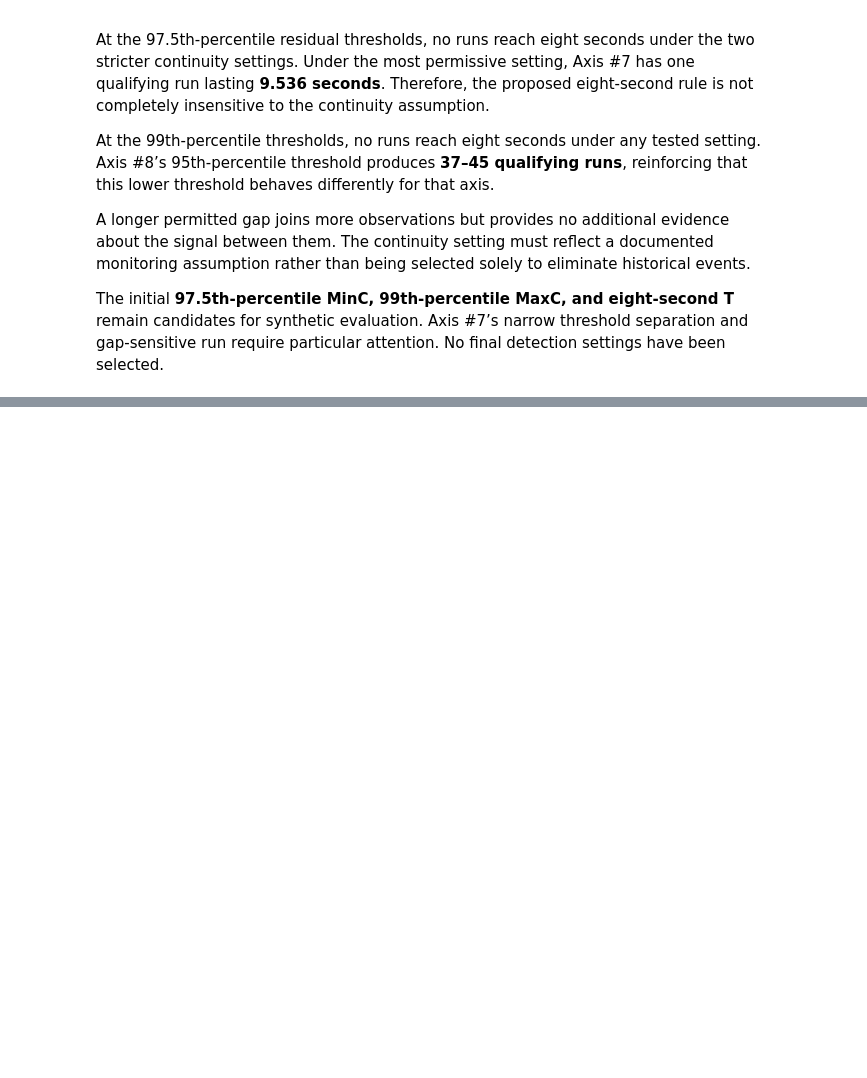
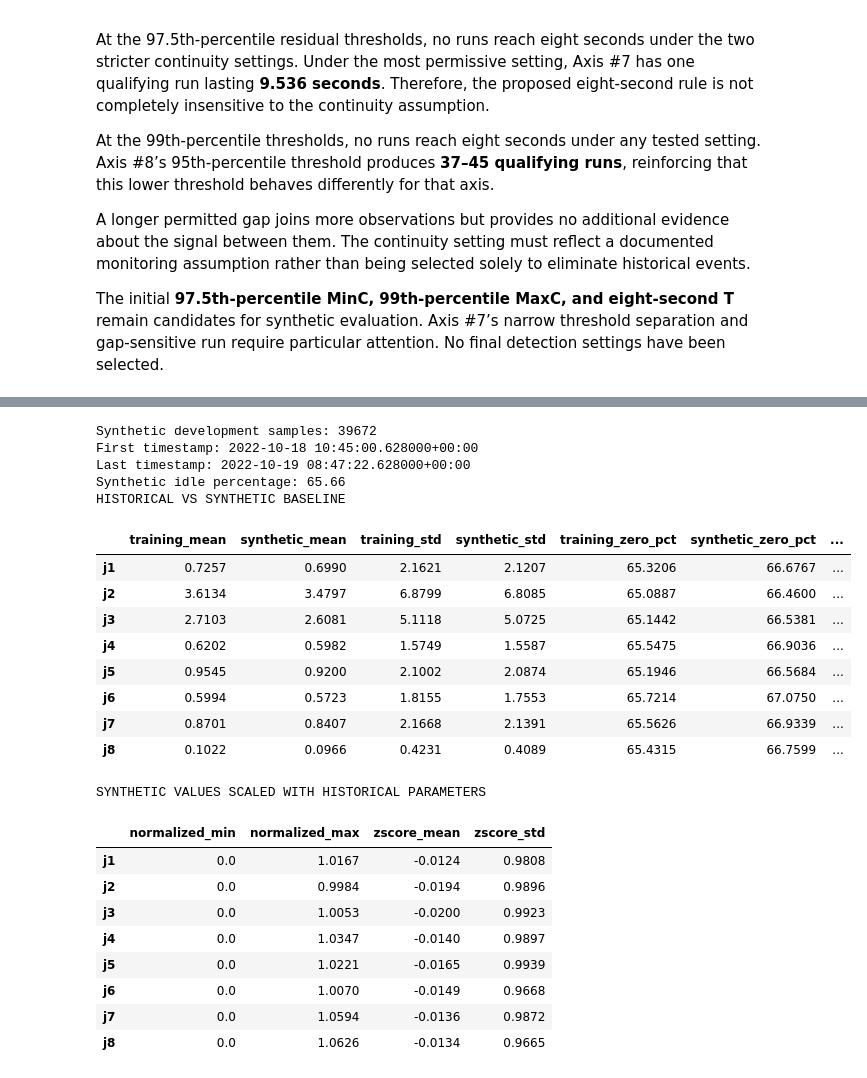
Before and after one commit to UbaidUllah777/DataStreamVisualization-regression-based-anomaly-detection, a Jupyter notebook: Regression_Anomaly_Detection.ipynb, the cells around one changed output, grey strips where cells are left out. Cells and saved outputs as stored; diff of their text form; code cells hidden in the pictures; blank space fills up the shorter version.

Commit message:
Generate and validate training-derived synthetic baseline

```diff
--- a/Regression_Anomaly_Detection.ipynb
+++ b/Regression_Anomaly_Detection.ipynb
@@ -780,0 +797,80 @@ The initial **97.5th-percentile MinC, 99th-percentile MaxC, and eight-second T**
+# %%
+from analysis.synthetic_generator import SyntheticDataGenerator
+
+synthetic_generator = SyntheticDataGenerator(
+    axes=JOINTS,
+    block_size=128,
+    relative_noise=0.02,
+).fit(prepared_training_df)
+
+development_baseline = synthetic_generator.generate(
+    n_samples=len(prepared_training_df),
+    seed=42,
+    interval_seconds=2.0,
+)
+
+# Apply the already-fitted time reference and axis scalers.
+prepared_development_baseline = time_preprocessor.transform(
+    development_baseline
+)
+
+normalized_development_baseline = axis_scaler.transform(
+    prepared_development_baseline,
+    method="minmax",
+)
+
+standardized_development_baseline = axis_scaler.transform(
+    prepared_development_baseline,
+    method="zscore",
+)
+
+assert len(development_baseline) == 39672
+assert not development_baseline["sampled_at"].duplicated().any()
+assert np.isfinite(development_baseline[JOINTS].to_numpy()).all()
+assert development_baseline[JOINTS].ge(0).all().all()
+
+print("Synthetic development samples:", len(development_baseline))
+print("First timestamp:", development_baseline["sampled_at"].min())
+print("Last timestamp:", development_baseline["sampled_at"].max())
+print(
+    "Synthetic idle percentage:",
+    round(development_baseline["state"].eq("IDLE").mean() * 100, 2),
+)
+
+print("HISTORICAL VS SYNTHETIC BASELINE")
+display(synthetic_generator.compare(development_baseline).round(4))
+
+print("SYNTHETIC VALUES SCALED WITH HISTORICAL PARAMETERS")
+display(pd.DataFrame({
+    "normalized_min": normalized_development_baseline[JOINTS].min(),
+    "normalized_max": normalized_development_baseline[JOINTS].max(),
+    "zscore_mean": standardized_development_baseline[JOINTS].mean(),
+    "zscore_std": standardized_development_baseline[JOINTS].std(ddof=0),
+}).round(4))
+
+print("Synthetic baseline validation: PASS")
+# %% [output]
+Synthetic development samples: 39672
+First timestamp: 2022-10-18 10:45:00.628000+00:00
+Last timestamp: 2022-10-19 08:47:22.628000+00:00
+Synthetic idle percentage: 65.66
+HISTORICAL VS SYNTHETIC BASELINE
+|  | training_mean | synthetic_mean | training_std | synthetic_std | training_zero_pct | synthetic_zero_pct | ... |
+| j1 | 0.7257 | 0.6990 | 2.1621 | 2.1207 | 65.3206 | 66.6767 | ... |
+| j2 | 3.6134 | 3.4797 | 6.8799 | 6.8085 | 65.0887 | 66.4600 | ... |
+| j3 | 2.7103 | 2.6081 | 5.1118 | 5.0725 | 65.1442 | 66.5381 | ... |
+| j4 | 0.6202 | 0.5982 | 1.5749 | 1.5587 | 65.5475 | 66.9036 | ... |
+| j5 | 0.9545 | 0.9200 | 2.1002 | 2.0874 | 65.1946 | 66.5684 | ... |
+| j6 | 0.5994 | 0.5723 | 1.8155 | 1.7553 | 65.7214 | 67.0750 | ... |
+| j7 | 0.8701 | 0.8407 | 2.1668 | 2.1391 | 65.5626 | 66.9339 | ... |
+| j8 | 0.1022 | 0.0966 | 0.4231 | 0.4089 | 65.4315 | 66.7599 | ... |
+SYNTHETIC VALUES SCALED WITH HISTORICAL PARAMETERS
+|  | normalized_min | normalized_max | zscore_mean | zscore_std |
+| j1 | 0.0 | 1.0167 | -0.0124 | 0.9808 |
+| j2 | 0.0 | 0.9984 | -0.0194 | 0.9896 |
+| j3 | 0.0 | 1.0053 | -0.0200 | 0.9923 |
+| j4 | 0.0 | 1.0347 | -0.0140 | 0.9897 |
+| j5 | 0.0 | 1.0221 | -0.0165 | 0.9939 |
+| j6 | 0.0 | 1.0070 | -0.0149 | 0.9668 |
+| j7 | 0.0 | 1.0594 | -0.0136 | 0.9872 |
+| j8 | 0.0 | 1.0626 | -0.0134 | 0.9665 |
```
Also changed, not shown: parts of 3 cells of this notebook, 1 other file.
